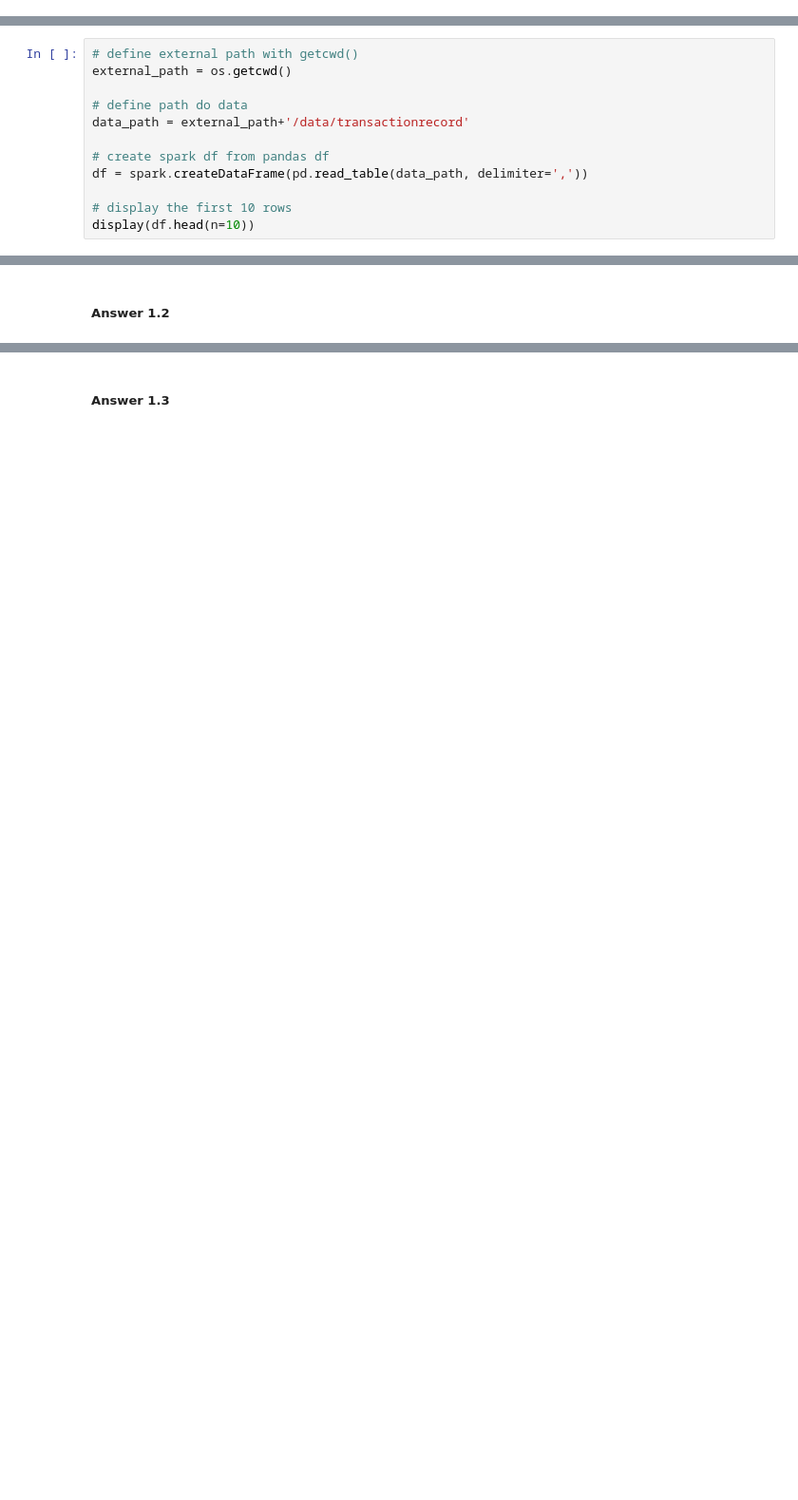
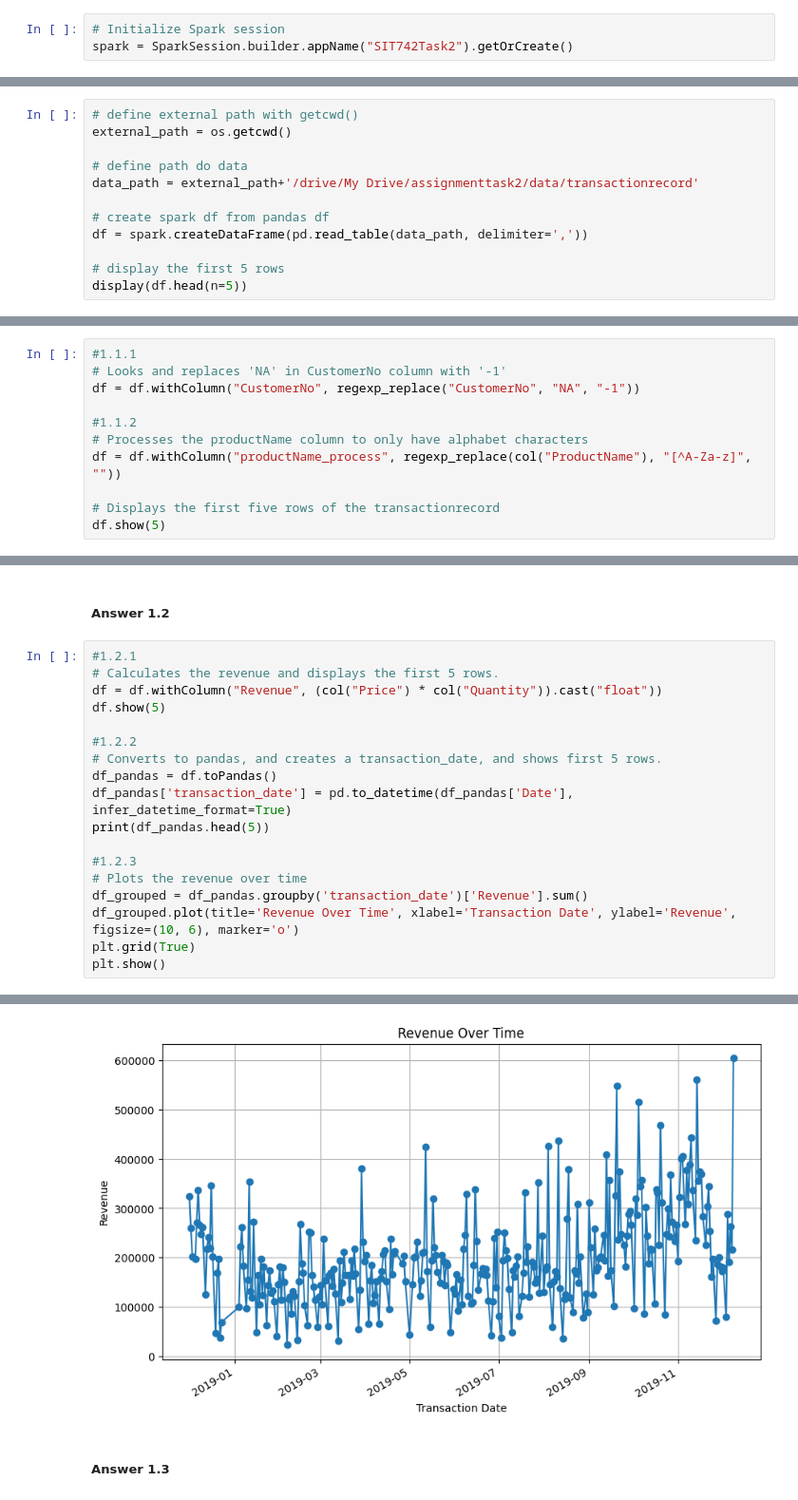
Before and after one commit to VourltazScriptSkid/assignmenttask2, a Jupyter notebook: SIT742AssignmentTask2.ipynb, the cells around one changed output, grey strips where cells are left out. Shown at 95% size. Cells and saved outputs as stored; diff of their text form; blank space fills up the shorter version.

```diff
--- a/SIT742AssignmentTask2.ipynb
+++ b/SIT742AssignmentTask2.ipynb
@@ -16,3 +19,6 @@ import os
+# %%
+# Initialize Spark session
+spark = SparkSession.builder.appName("SIT742Task2").getOrCreate()
 # %% [markdown]
 #### Load Data
 # %%
@@ -20,10 +26,10 @@ import os
 external_path = os.getcwd()
 
 # define path do data
-data_path = external_path+'/data/transactionrecord'
+data_path = external_path+'/drive/My Drive/assignmenttask2/data/transactionrecord'
 
 # create spark df from pandas df
 df = spark.createDataFrame(pd.read_table(data_path, delimiter=','))
 
-# display the first 10 rows
-display(df.head(n=10))
+# display the first 5 rows
+display(df.head(n=5))
@@ -31,3 +43,14 @@ display(df.head(n=10))
 ## Part 1
 
 ##### Answer 1.1
+# %%
+#1.1.1
+# Looks and replaces 'NA' in CustomerNo column with '-1'
+df = df.withColumn("CustomerNo", regexp_replace("CustomerNo", "NA", "-1"))
+
+#1.1.2
+# Processes the productName column to only have alphabet characters
+df = df.withColumn("productName_process", regexp_replace(col("ProductName"), "[^A-Za-z]", ""))
+
+# Displays the first five rows of the transactionrecord
+df.show(5)
@@ -34,2 +68,21 @@ display(df.head(n=10))
 # %% [markdown]
 ##### Answer 1.2
+# %%
+#1.2.1
+# Calculates the revenue and displays the first 5 rows.
+df = df.withColumn("Revenue", (col("Price") * col("Quantity")).cast("float"))
+df.show(5)
+
+#1.2.2
+# Converts to pandas, and creates a transaction_date, and shows first 5 rows.
+df_pandas = df.toPandas()
+df_pandas['transaction_date'] = pd.to_datetime(df_pandas['Date'], infer_datetime_format=True)
+print(df_pandas.head(5))
+
+#1.2.3
+# Plots the revenue over time
+df_grouped = df_pandas.groupby('transaction_date')['Revenue'].sum()
+df_grouped.plot(title='Revenue Over Time', xlabel='Transaction Date', ylabel='Revenue', figsize=(10, 6), marker='o')
+plt.grid(True)
+plt.show()
+# %% [output]
@@ -36,2 +119,3 @@ display(df.head(n=10))
+[figure, added]
 # %% [markdown]
 ##### Answer 1.3
```
Also changed, not shown: parts of 8 cells of this notebook.
